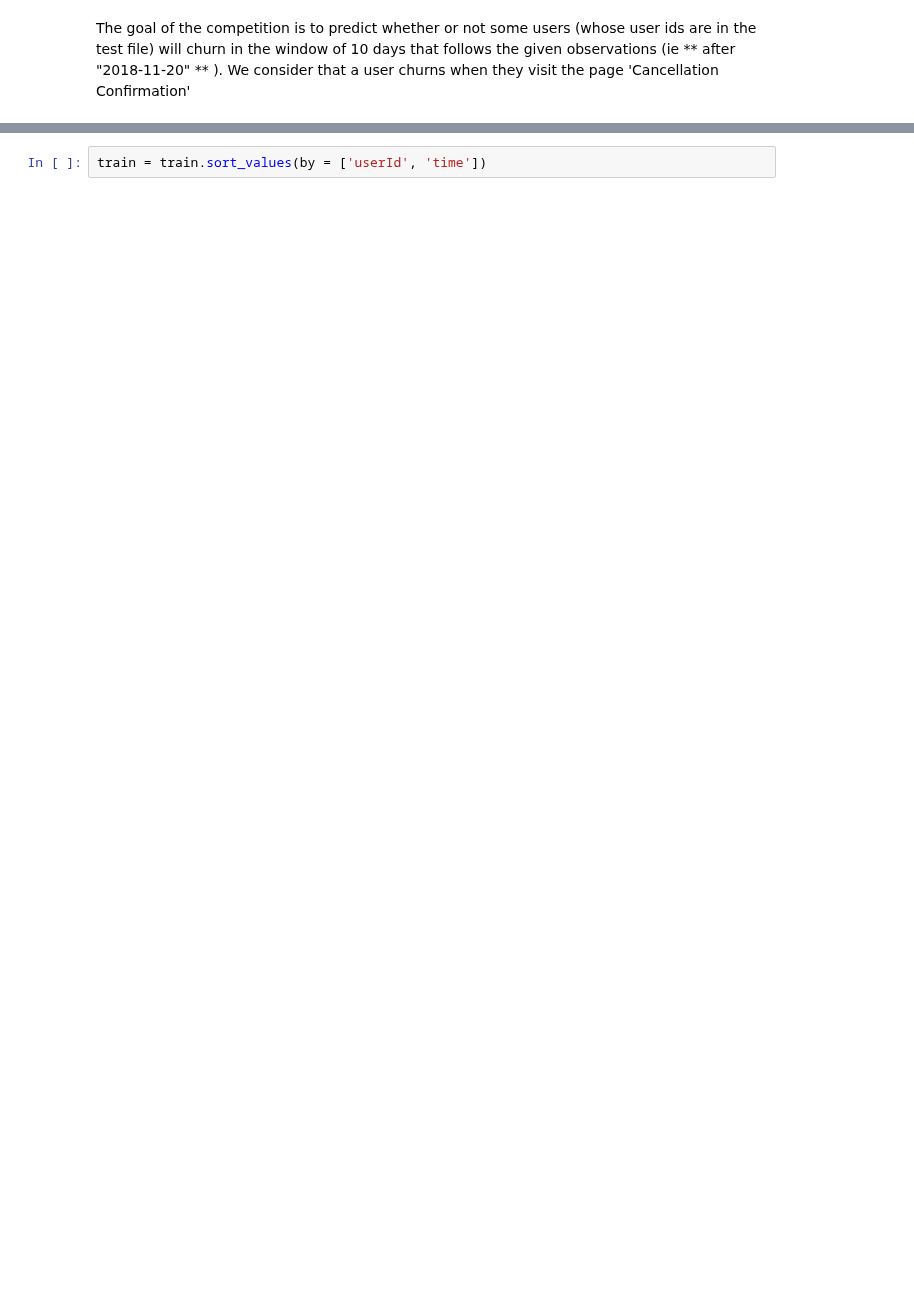
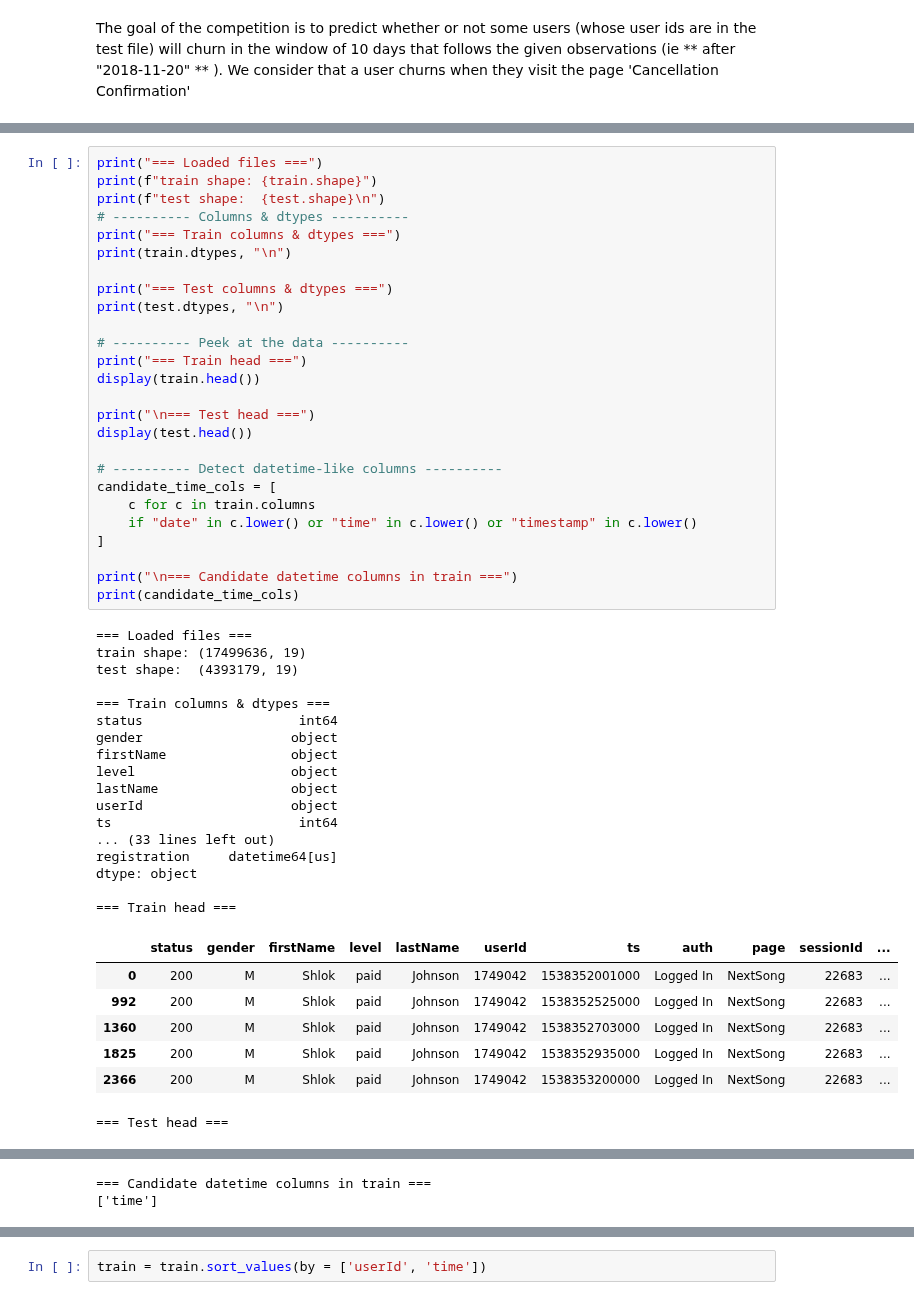
Before and after one commit to Martinoor/datascience, a Jupyter notebook: EDA_test.ipynb, the cells around one changed output, grey strips where cells are left out. Saved outputs shown, nothing was run; the diff lists cells and outputs as text; blank space fills up the shorter version.

```diff
--- a/EDA_test.ipynb
+++ b/EDA_test.ipynb
@@ -31,0 +20,51 @@ train
+# %%
+print("=== Loaded files ===")
+print(f"train shape: {train.shape}")
+print(f"test shape:  {test.shape}\n")
+# ---------- Columns & dtypes ----------
+print("=== Train columns & dtypes ===")
+print(train.dtypes, "\n")
+
+print("=== Test columns & dtypes ===")
+print(test.dtypes, "\n")
+
+# ---------- Peek at the data ----------
+print("=== Train head ===")
+display(train.head())
+
+print("\n=== Test head ===")
+display(test.head())
+
+# ---------- Detect datetime-like columns ----------
+candidate_time_cols = [
+    c for c in train.columns
+    if "date" in c.lower() or "time" in c.lower() or "timestamp" in c.lower()
+]
+
+print("\n=== Candidate datetime columns in train ===")
+print(candidate_time_cols)
+# %% [output]
+=== Loaded files ===
+train shape: (17499636, 19)
+test shape:  (4393179, 19)
+
+=== Train columns & dtypes ===
+status                    int64
+gender                   object
+firstName                object
+level                    object
+lastName                 object
+userId                   object
+ts                        int64
+... (33 lines left out)
+registration     datetime64[us]
+dtype: object
+
+=== Train head ===
+|  | status | gender | firstName | level | lastName | userId | ts | auth | page | sessionId | ... |
+| 0 | 200 | M | Shlok | paid | Johnson | 1749042 | 1538352001000 | Logged In | NextSong | 22683 | ... |
+| 992 | 200 | M | Shlok | paid | Johnson | 1749042 | 1538352525000 | Logged In | NextSong | 22683 | ... |
+| 1360 | 200 | M | Shlok | paid | Johnson | 1749042 | 1538352703000 | Logged In | NextSong | 22683 | ... |
+| 1825 | 200 | M | Shlok | paid | Johnson | 1749042 | 1538352935000 | Logged In | NextSong | 22683 | ... |
+| 2366 | 200 | M | Shlok | paid | Johnson | 1749042 | 1538353200000 | Logged In | NextSong | 22683 | ... |
+=== Test head ===
@@ -32 +77,3 @@ train
+=== Candidate datetime columns in train ===
+['time']
 # %%
```
Also changed, not shown: parts of 13 cells of this notebook, 1 other file.
